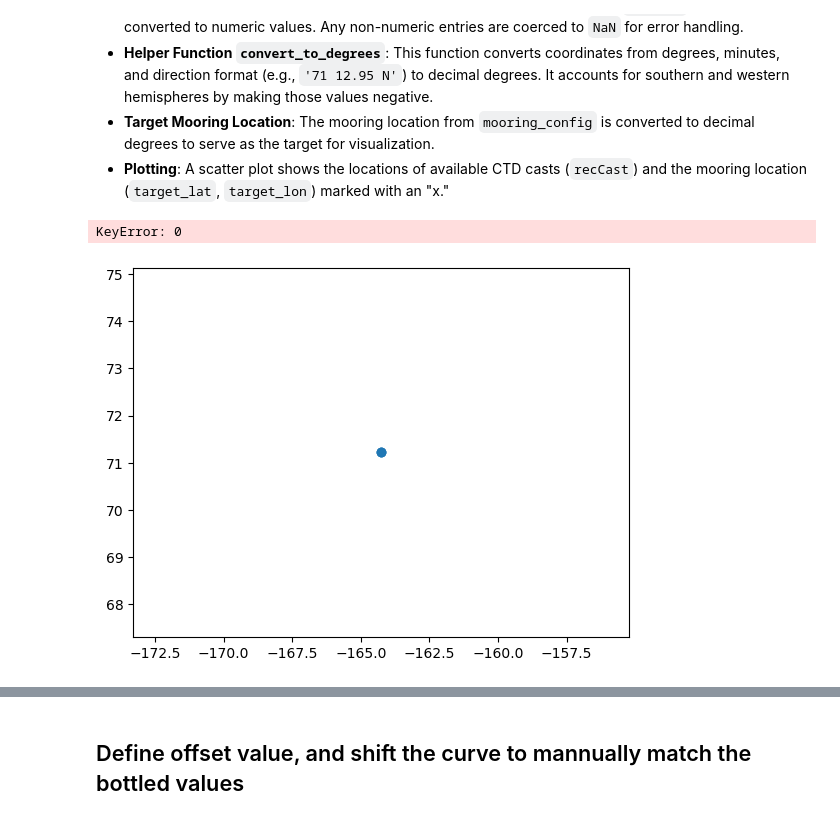
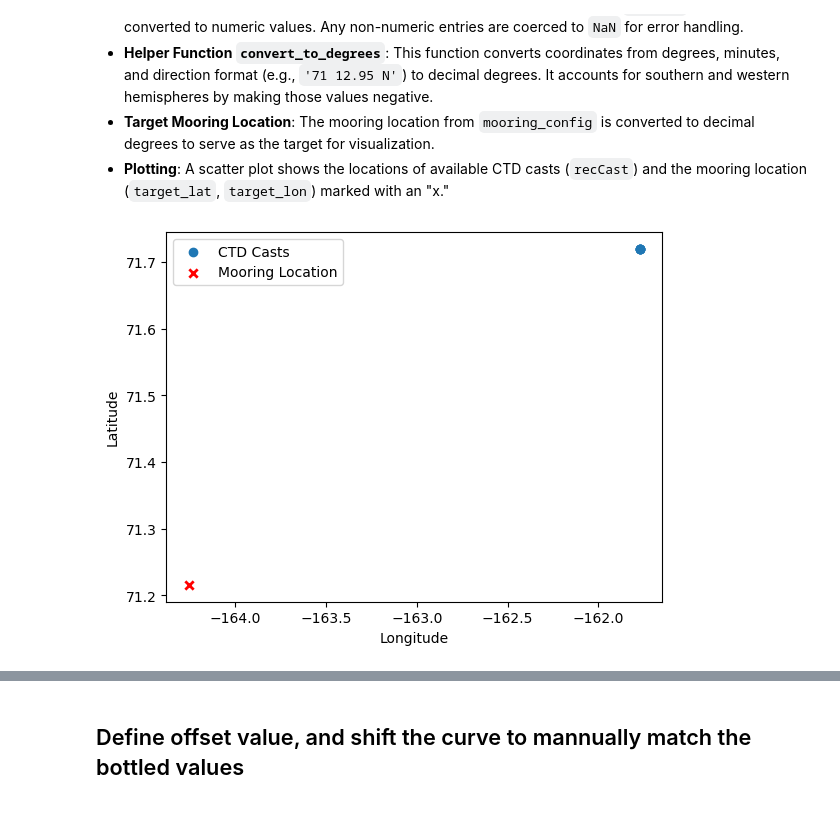
Before and after one commit to shaunwbell/EcoFOCI_FieldOps_Documentation, a Jupyter notebook: DataProcessingDocumentation/2. EcoFOCI_DataProcesssing_Records/moorings/2022/22ckp2a/EcoFOCIpy_22ckp2a_suna_647.ipynb, the cells around one changed output, grey strips where cells are left out. Cells and saved outputs as stored; diff of their text form; code cells hidden in the pictures.

```diff
--- a/DataProcessingDocumentation/2. EcoFOCI_DataProcesssing_Records/moorings/2022/22ckp2a/EcoFOCIpy_22ckp2a_suna_647.ipynb
+++ b/DataProcessingDocumentation/2. EcoFOCI_DataProcesssing_Records/moorings/2022/22ckp2a/EcoFOCIpy_22ckp2a_suna_647.ipynb
@@ -364,3 +356,30 @@ else:
+# %%
+# Load and display recovery cruise data
+
+remote=True
+
+if remote:
+    dep_details = {
+                  }
+    mid_details = {
+                  }
+
+    rec_details = {'url':"http://ecofoci-field.pmel.noaa.gov:8080/erddap",
+                   'cruiseid':'skq202312s',
+                   'qclevel':'final_nuts',
+                   'concastno':'047' #54
+                  }
+
+    # depCast = erddap.erddapCTDretrieve(**dep_details)
+    # midCast = erddap.erddapCTDretrieve(**mid_details)
+    recCast = erddap.erddapCTDretrieve(**rec_details)
+
+    # depCast.columns = [x.split()[0] for x in depCast.columns]
+    # midCast.columns = [x.split()[0] for x in midCast.columns]
+    recCast.columns = [x.split()[0] for x in recCast.columns]
+else:
+    recCast = pd.read_csv(user_data_dir + "../SUNA_22ckp3a/recCastCTD_NO3.csv", index_col=0)
+    recCast
 # %%
 # Convert latitude and longitude columns to numeric if they are not already
 recCast['latitude'] = pd.to_numeric(recCast['latitude'], errors='coerce')
@@ -389,13 +408,10 @@ target_lon = convert_to_degrees(mooring_config['Deployment']['DeploymentLongitud
 # %%
 # Create an image showing the location of mooring and available CTD casts
 plt.scatter(recCast['longitude'], recCast['latitude'], label="CTD Casts")
-for i in range(0,len(recCast),1):
-    plt.text(x=recCast['longitude'][i], y=recCast['latitude'][i], s=recCast['profile_id'][i].split('_')[0])
 plt.scatter(target_lon, target_lat, marker='x', lw=2, color='red', label="Mooring Location")
 plt.xlabel('Longitude')
 plt.ylabel('Latitude')
 plt.legend()
 plt.show()
 # %% [output]
-KeyError: 0
-[figure, old version]
+[figure, new version]
```
Also changed, not shown: parts of 48 cells of this notebook, 56 other files.
